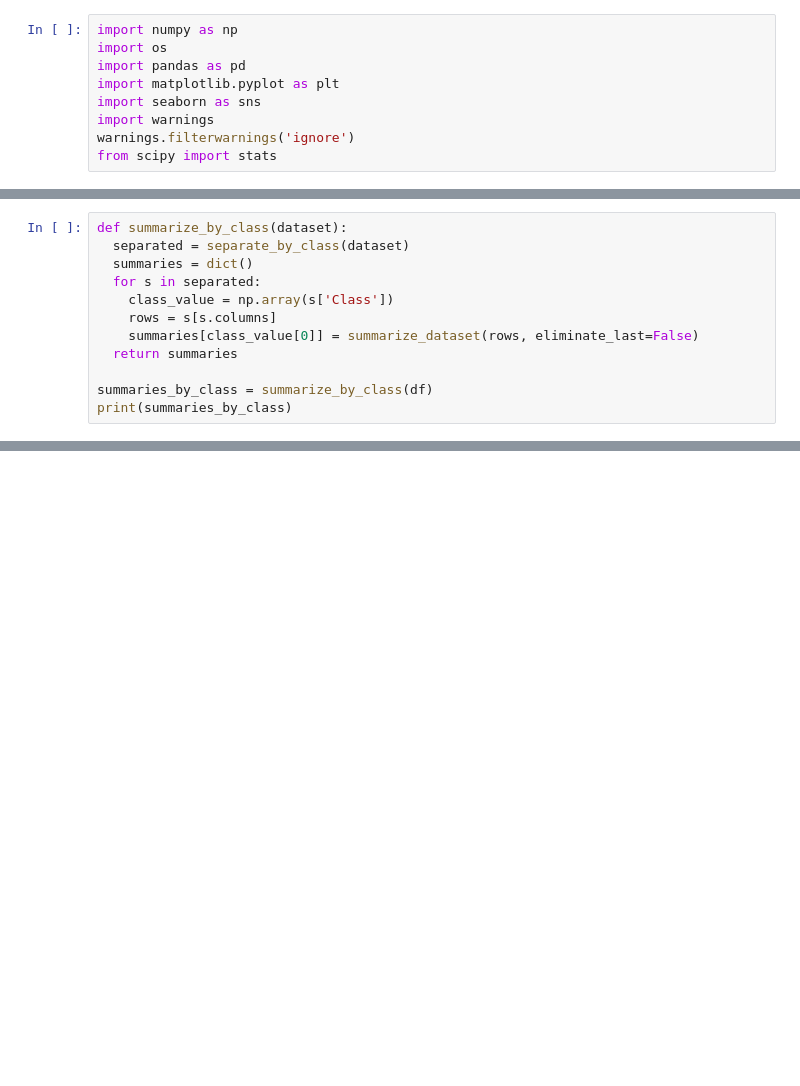
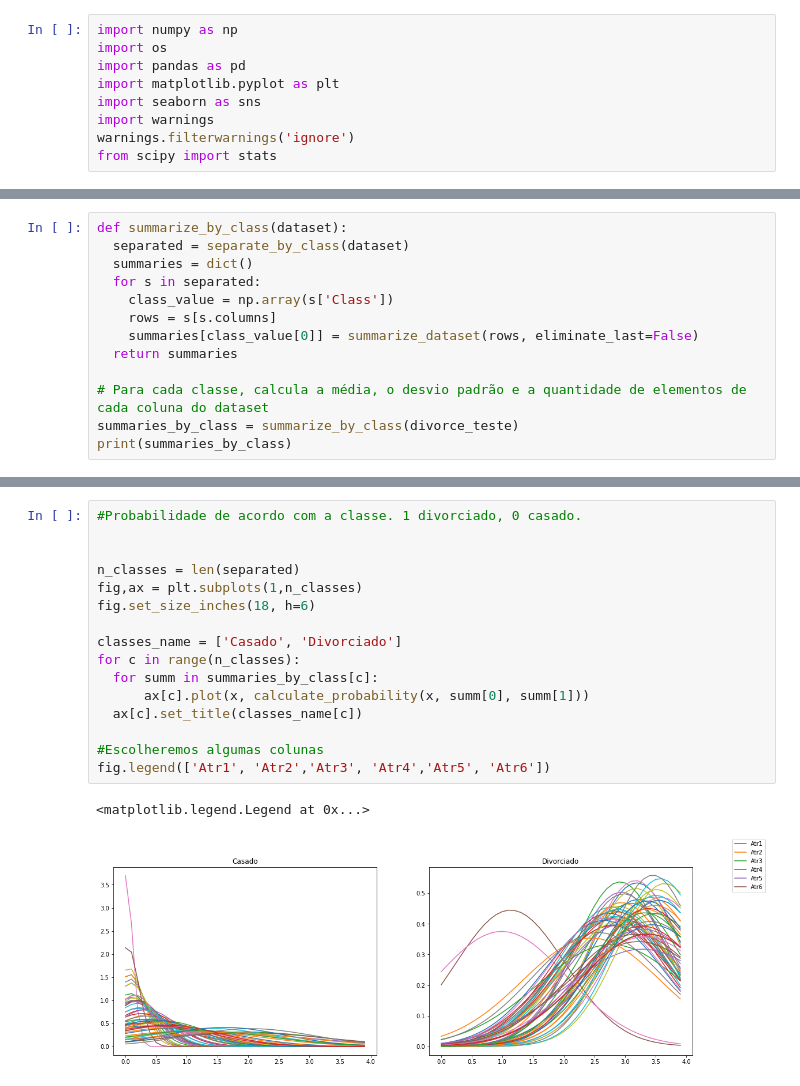
Before and after one commit to andersonnq02/Projeto_estatistica, a Jupyter notebook: EstatisticaDescritivasDeDados_Divorce_v.2.0.0.ipynb, the cells around one changed output, grey strips where cells are left out. Cells and saved outputs as stored; diff of their text form; blank space fills up the shorter version.

```diff
--- a/EstatisticaDescritivasDeDados_Divorce_v.2.0.0.ipynb
+++ b/EstatisticaDescritivasDeDados_Divorce_v.2.0.0.ipynb
@@ -115,6 +79,7 @@ def summarize_by_class(dataset):
     summaries[class_value[0]] = summarize_dataset(rows, eliminate_last=False)
   return summaries
 
-summaries_by_class = summarize_by_class(df)
+# Para cada classe, calcula a média, o desvio padrão e a quantidade de elementos de cada coluna do dataset
+summaries_by_class = summarize_by_class(divorce_teste)
 print(summaries_by_class)
 # %% [output]
@@ -141,0 +105,19 @@ plt.legend(['Divorciado', 'Casado'])
+# %%
+#Probabilidade de acordo com a classe. 1 divorciado, 0 casado.
+
+
+n_classes = len(separated)
+fig,ax = plt.subplots(1,n_classes)
+fig.set_size_inches(18, h=6)
+
+classes_name = ['Casado', 'Divorciado']
+for c in range(n_classes):
+  for summ in summaries_by_class[c]:
+      ax[c].plot(x, calculate_probability(x, summ[0], summ[1]))
+  ax[c].set_title(classes_name[c])
+
+#Escolheremos algumas colunas
+fig.legend(['Atr1', 'Atr2','Atr3', 'Atr4','Atr5', 'Atr6'])
+# %% [output]
+<matplotlib.legend.Legend at 0x...>
+[figure, added]
```
Also changed, not shown: parts of 10 cells of this notebook.
